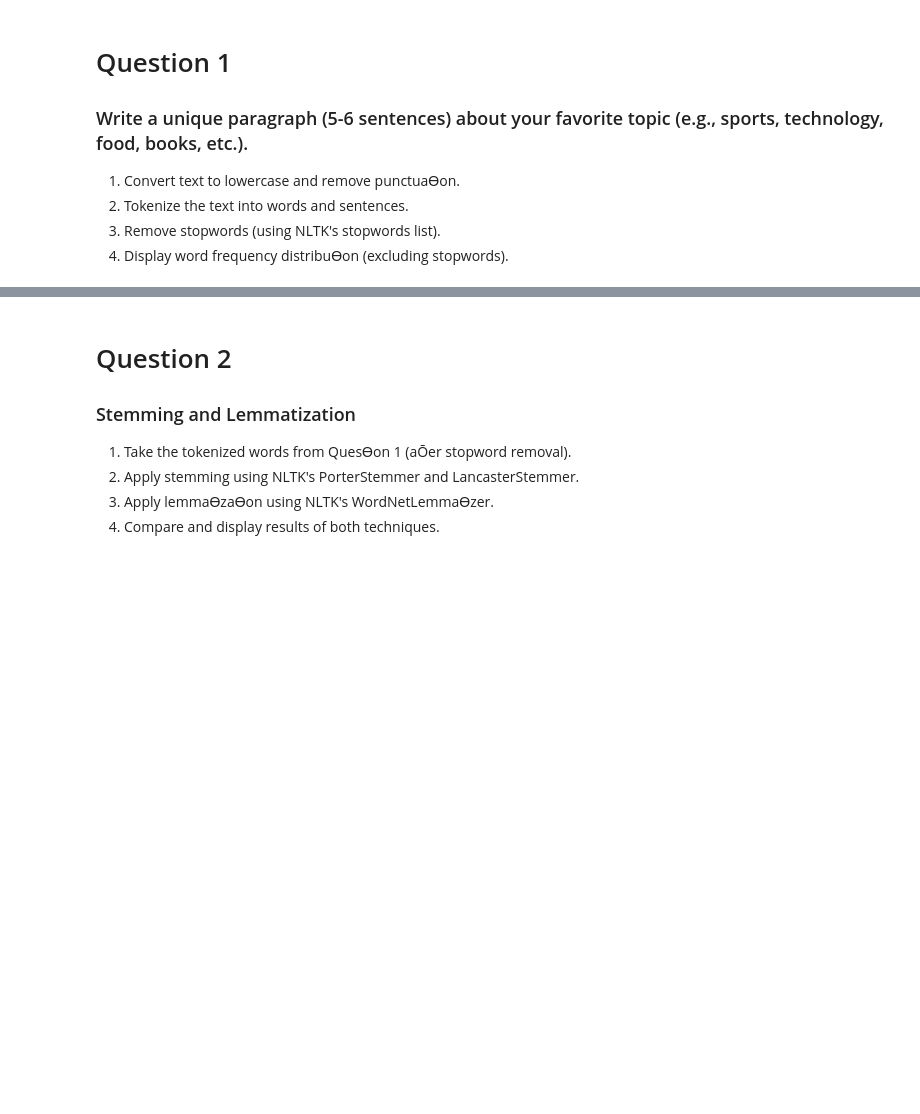
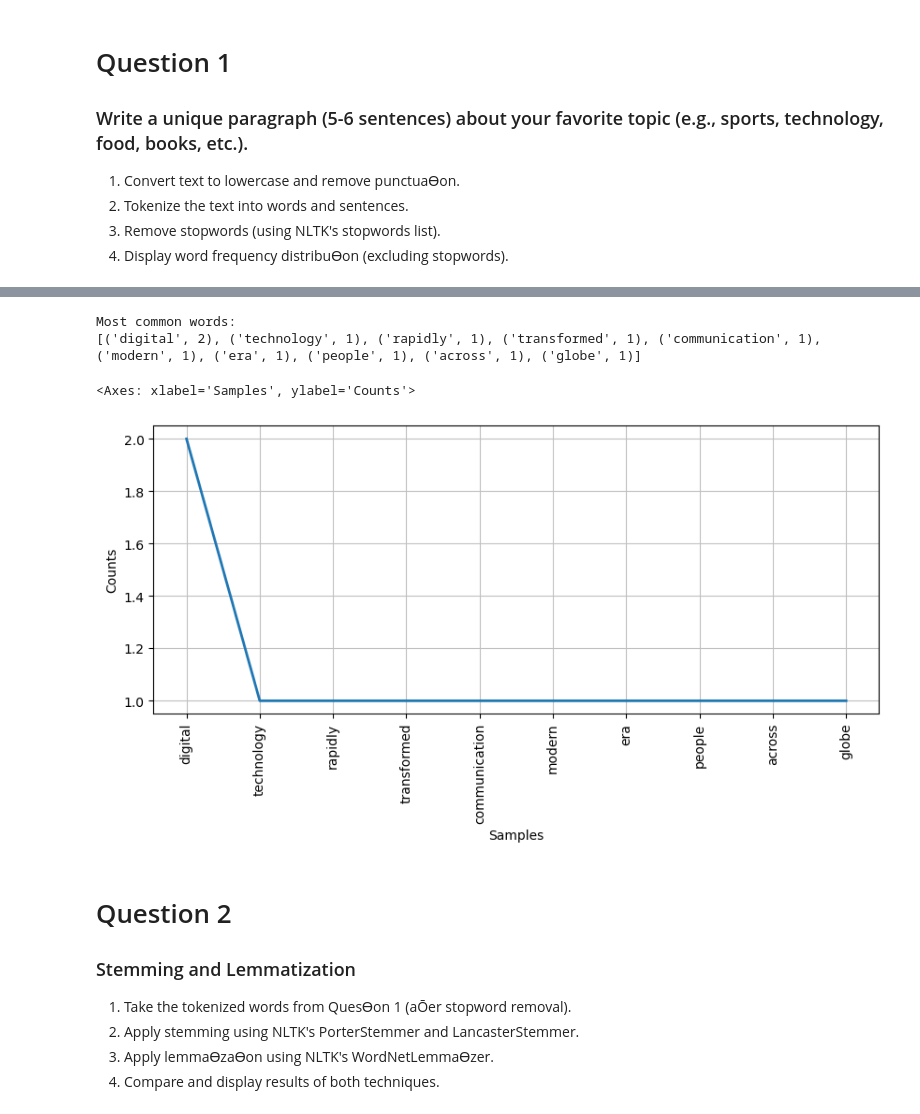
Before and after one commit to bhagvatibhatu90/UCS420, a Jupyter notebook: ass_9.ipynb, the cells around one changed output, grey strips where cells are left out. Saved outputs shown, nothing was run; the diff lists cells and outputs as text; code cells hidden in the pictures; blank space fills up the shorter version.

```diff
--- a/ass_9.ipynb
+++ b/ass_9.ipynb
@@ -70,6 +9,0 @@ Filtered Word Tokens:
-# %%
-from nltk.probability import FreqDist
-frequency_dist = FreqDist(stopper_removed)
-print("\nWord Frequency Distribution:")
-for word, frequency in frequency_dist.items():
-    print(f"{word}: {frequency}")
@@ -94,3 +29,27 @@ world: 1
+# %%
+text = """Technology has rapidly transformed communication in the modern era.
+People across the globe are now connected through social media, emails, and instant messaging platforms.
+This digital shift has enabled faster information sharing, collaboration, and remote work.
+Despite its benefits, concerns about privacy and digital addiction have also emerged.
+Finding a balance between online engagement and mental well-being is becoming increasingly important."""
+
+text_lower = text.lower().translate(str.maketrans('', '', string.punctuation))
+word_tokens = word_tokenize(text_lower)
+sent_tokens = sent_tokenize(text)
+stop_words = set(stopwords.words('english'))
+filtered_words = [word for word in word_tokens if word not in stop_words]
+freq = FreqDist(filtered_words)
+
+print("Most common words:")
+print(freq.most_common(10))
+
+plt.figure(figsize=(10, 4))
+freq.plot(10)
+# %% [output]
+Most common words:
+[('digital', 2), ('technology', 1), ('rapidly', 1), ('transformed', 1), ('communication', 1), ('modern', 1), ('era', 1), ('people', 1), ('across', 1), ('globe', 1)]
+<Axes: xlabel='Samples', ylabel='Counts'>
+[figure, added]
 # %% [markdown]
 # Question 2
 ### Stemming and Lemmatization
```
Also changed, not shown: parts of 15 cells of this notebook.
